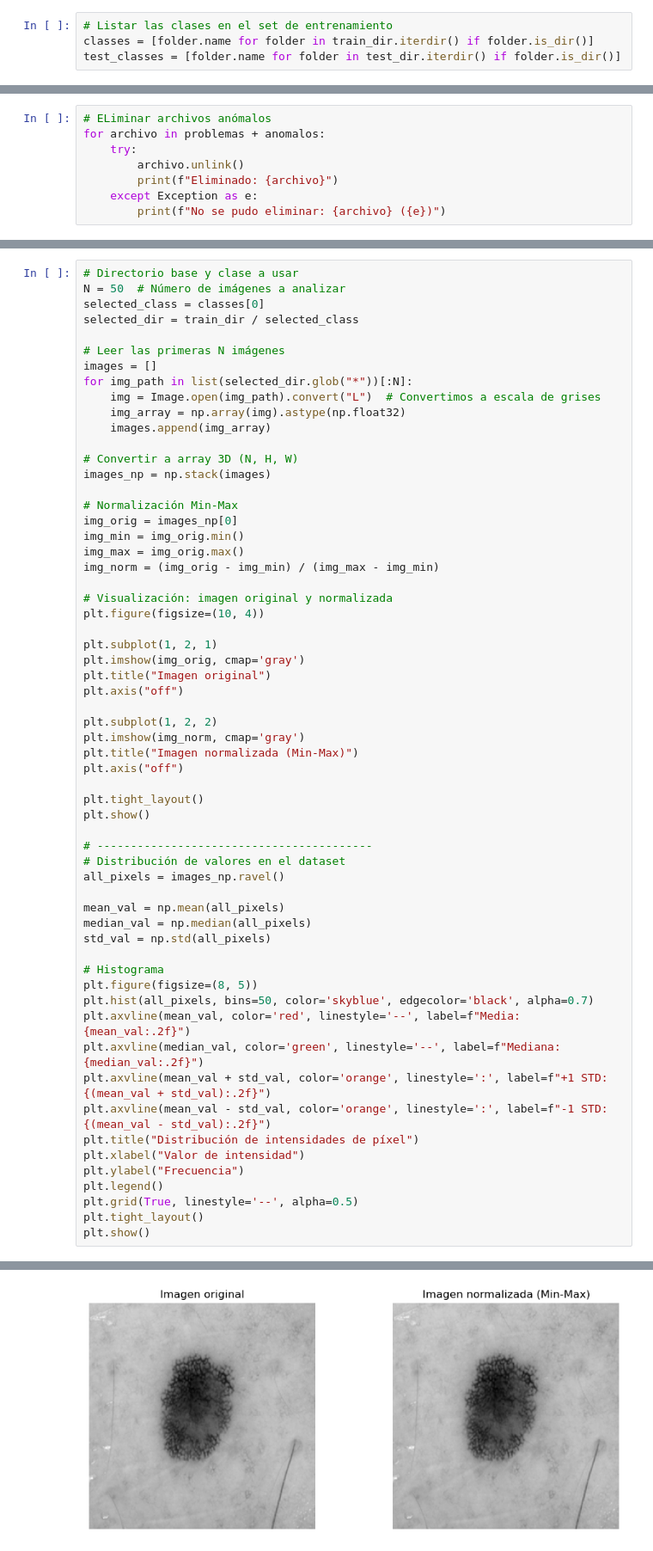
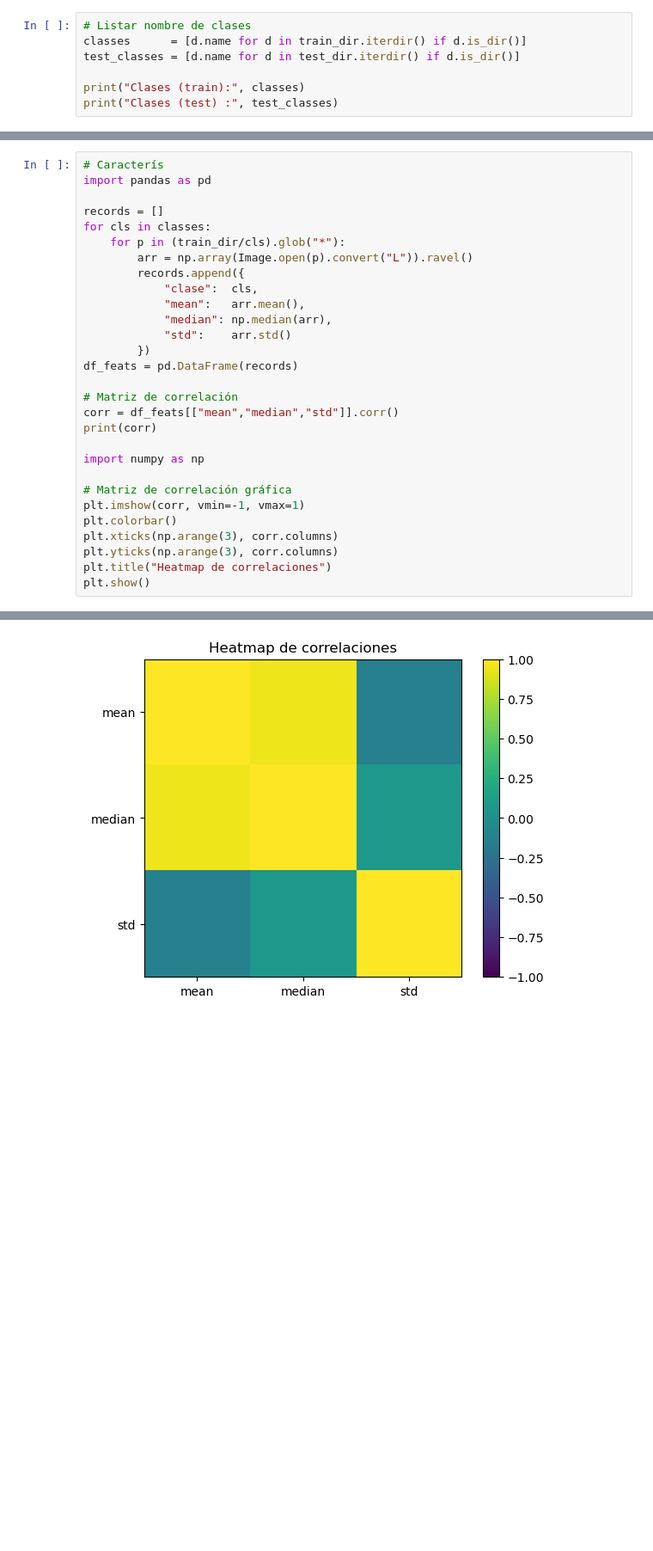
Before and after one commit to matiascf25/Analisis_datos, a Jupyter notebook: Análisis Datos.ipynb, the cells around one changed output, grey strips where cells are left out. Shown at 86% size. Cells and saved outputs as stored; diff of their text form; blank space fills up the shorter version.

```diff
--- a/Análisis Datos.ipynb
+++ b/Análisis Datos.ipynb
@@ -15,4 +17,7 @@ Ruta de test: C:\Users\matia\Documents\Diplomado Machine Learning\Actividad Aná
 # %%
-# Listar las clases en el set de entrenamiento
-classes = [folder.name for folder in train_dir.iterdir() if folder.is_dir()]
-test_classes = [folder.name for folder in test_dir.iterdir() if folder.is_dir()]
+# Listar nombre de clases
+classes      = [d.name for d in train_dir.iterdir() if d.is_dir()]
+test_classes = [d.name for d in test_dir.iterdir() if d.is_dir()]
+
+print("Clases (train):", classes)
+print("Clases (test) :", test_classes)
@@ -139,8 +83,0 @@ Imágenes con tamaño/canales anómalos en test: 0
-# %%
-# ELiminar archivos anómalos
-for archivo in problemas + anomalos:
-    try:
-        archivo.unlink()
-        print(f"Eliminado: {archivo}")
-    except Exception as e:
-        print(f"No se pudo eliminar: {archivo} ({e})")
@@ -213,61 +197,30 @@ Desviación Estándar: 0.1767
 # %%
-# Directorio base y clase a usar
-N = 50  # Número de imágenes a analizar
-selected_class = classes[0]
-selected_dir = train_dir / selected_class
+# Caracterís
+import pandas as pd
 
-# Leer las primeras N imágenes
-images = []
-for img_path in list(selected_dir.glob("*"))[:N]:
-    img = Image.open(img_path).convert("L")  # Convertimos a escala de grises
-    img_array = np.array(img).astype(np.float32)
-    images.append(img_array)
+records = []
+for cls in classes:
+    for p in (train_dir/cls).glob("*"):
+        arr = np.array(Image.open(p).convert("L")).ravel()
+        records.append({
+            "clase":  cls,
+            "mean":   arr.mean(),
+            "median": np.median(arr),
+            "std":    arr.std()
+        })
+df_feats = pd.DataFrame(records)
 
-# Convertir a array 3D (N, H, W)
-images_np = np.stack(images)
+# Matriz de correlación
+corr = df_feats[["mean","median","std"]].corr()
+print(corr)
 
-# Normalización Min-Max
-img_orig = images_np[0]
-img_min = img_orig.min()
-img_max = img_orig.max()
-img_norm = (img_orig - img_min) / (img_max - img_min)
+import numpy as np
 
-# Visualización: imagen original y normalizada
-plt.figure(figsize=(10, 4))
-
-plt.subplot(1, 2, 1)
-plt.imshow(img_orig, cmap='gray')
-plt.title("Imagen original")
-plt.axis("off")
-
-plt.subplot(1, 2, 2)
-plt.imshow(img_norm, cmap='gray')
-plt.title("Imagen normalizada (Min-Max)")
-plt.axis("off")
-
-plt.tight_layout()
+# Matriz de correlación gráfica
+plt.imshow(corr, vmin=-1, vmax=1)
+plt.colorbar()
+plt.xticks(np.arange(3), corr.columns)
+plt.yticks(np.arange(3), corr.columns)
+plt.title("Heatmap de correlaciones")
 plt.show()
-
-# -----------------------------------------
-# Distribución de valores en el dataset
-all_pixels = images_np.ravel()
-
-mean_val = np.mean(all_pixels)
-median_val = np.median(all_pixels)
-std_val = np.std(all_pixels)
-
-# Histograma
-plt.figure(figsize=(8, 5))
-plt.hist(all_pixels, bins=50, color='skyblue', edgecolor='black', alpha=0.7)
-plt.axvline(mean_val, color='red', linestyle='--', label=f"Media: {mean_val:.2f}")
-plt.axvline(median_val, color='green', linestyle='--', label=f"Mediana: {median_val:.2f}")
-plt.axvline(mean_val + std_val, color='orange', linestyle=':', label=f"+1 STD: {(mean_val + std_val):.2f}")
-plt.axvline(mean_val - std_val, color='orange', linestyle=':', label=f"-1 STD: {(mean_val - std_val):.2f}")
-plt.title("Distribución de intensidades de píxel")
-plt.xlabel("Valor de intensidad")
-plt.ylabel("Frecuencia")
-plt.legend()
-plt.grid(True, linestyle='--', alpha=0.5)
-plt.tight_layout()
-plt.show()
 # %% [output]
@@ -274 +231 @@ plt.show()
-[figure, old version]
+[figure, new version]
```
Also changed, not shown: parts of 26 cells of this notebook.
